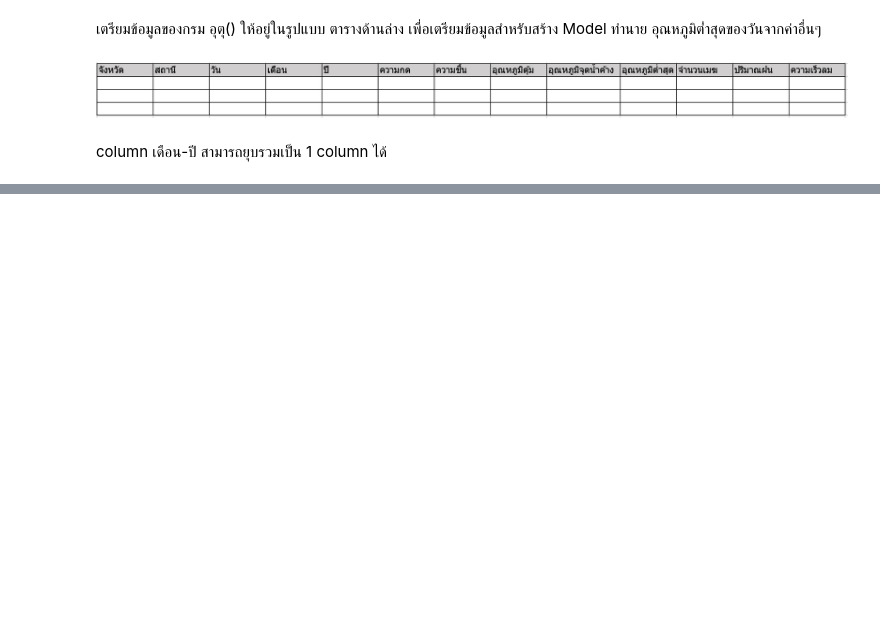
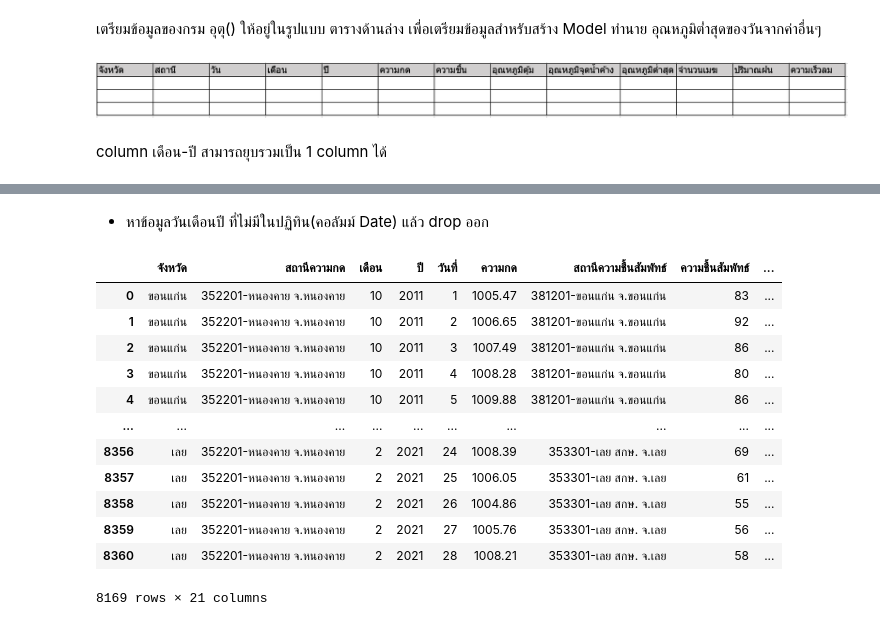
Before and after one commit to nxxk23/bsc_dpdm22, a Jupyter notebook: Quiz_Group_5_20_of_Midterm.ipynb, the cells around one changed output, grey strips where cells are left out. Cells and saved outputs as stored; diff of their text form; code cells hidden in the pictures; blank space fills up the shorter version.

```diff
--- a/Quiz_Group_5_20_of_Midterm.ipynb
+++ b/Quiz_Group_5_20_of_Midterm.ipynb
@@ -1877,0 +1041,7 @@ Result
+# %%
+tm2 = tm1.merge(all_w,on=['วันที่', 'เดือน', 'ปี','จังหวัด',]).merge(all_c,on=['วันที่', 'เดือน', 'ปี','จังหวัด',]).rename(columns={'สถานี_x':'สถานีความเร็วลม', 'สถานี_y':'สถานีจำนวนเมฆ'})
+# %%
+tm3 = tm2.merge(all_r,on=['วันที่', 'เดือน', 'ปี','จังหวัด',]).merge(all_f,on=['วันที่', 'เดือน', 'ปี','จังหวัด',]).rename(columns={ 'สถานี_x':'สถานีปริมาณฝน','สถานี_y':'สถานีอุณหภูมิจุดน้ำค้าง'})
+# %%
+tm4 = tm3.merge(all_d,on=['วันที่', 'เดือน', 'ปี','จังหวัด',]).merge(all_l,on=['วันที่', 'เดือน', 'ปี','จังหวัด',]).rename(columns={ 'สถานี_x':'สถานีอุณหภูมิตุ้มแห้ง','สถานี_y':'สถานีอุณหภูมิต่ำสุด'})
+tm4.head(3)
@@ -1877,0 +1055,4 @@ Result
+# %%
+ymd = ['ปี','เดือน','วันที่']
+tm4['Date'] = tm4[ymd].apply(lambda x: '/'.join(x.dropna().astype(str)),axis=1)
+tm4.head(3)
@@ -1877,0 +1065,20 @@ Result
+# %% [markdown]
+- หาข้อมูลวันเดือนปี ที่ไม่มีในปฏิทิน(คอลัมม์ Date) แล้ว drop ออก
+# %%
+tm4['Date'] = pd.to_datetime(tm4['Date'], errors='coerce') #หา Date ที่ไม่มีในปฏิทิน
+tm4 = tm4.dropna(subset=['Date']) #drop
+tm4
+# %% [output]
+|  | จังหวัด | สถานีความกด | เดือน | ปี | วันที่ | ความกด | สถานีความชื้นสัมพัทธ์ | ความชื้นสัมพัทธ์ | ... |
+| 0 | ขอนแก่น | 352201-หนองคาย จ.หนองคาย | 10 | 2011 | 1 | 1005.47 | 381201-ขอนแก่น จ.ขอนแก่น | 83 | ... |
+| 1 | ขอนแก่น | 352201-หนองคาย จ.หนองคาย | 10 | 2011 | 2 | 1006.65 | 381201-ขอนแก่น จ.ขอนแก่น | 92 | ... |
+| 2 | ขอนแก่น | 352201-หนองคาย จ.หนองคาย | 10 | 2011 | 3 | 1007.49 | 381201-ขอนแก่น จ.ขอนแก่น | 86 | ... |
+| 3 | ขอนแก่น | 352201-หนองคาย จ.หนองคาย | 10 | 2011 | 4 | 1008.28 | 381201-ขอนแก่น จ.ขอนแก่น | 80 | ... |
+| 4 | ขอนแก่น | 352201-หนองคาย จ.หนองคาย | 10 | 2011 | 5 | 1009.88 | 381201-ขอนแก่น จ.ขอนแก่น | 86 | ... |
+| ... | ... | ... | ... | ... | ... | ... | ... | ... | ... |
+| 8356 | เลย | 352201-หนองคาย จ.หนองคาย | 2 | 2021 | 24 | 1008.39 | 353301-เลย สกษ. จ.เลย | 69 | ... |
+| 8357 | เลย | 352201-หนองคาย จ.หนองคาย | 2 | 2021 | 25 | 1006.05 | 353301-เลย สกษ. จ.เลย | 61 | ... |
+| 8358 | เลย | 352201-หนองคาย จ.หนองคาย | 2 | 2021 | 26 | 1004.86 | 353301-เลย สกษ. จ.เลย | 55 | ... |
+| 8359 | เลย | 352201-หนองคาย จ.หนองคาย | 2 | 2021 | 27 | 1005.76 | 353301-เลย สกษ. จ.เลย | 56 | ... |
+| 8360 | เลย | 352201-หนองคาย จ.หนองคาย | 2 | 2021 | 28 | 1008.21 | 353301-เลย สกษ. จ.เลย | 58 | ... |
+8169 rows × 21 columns
```
Also changed, not shown: parts of 212 cells of this notebook.
